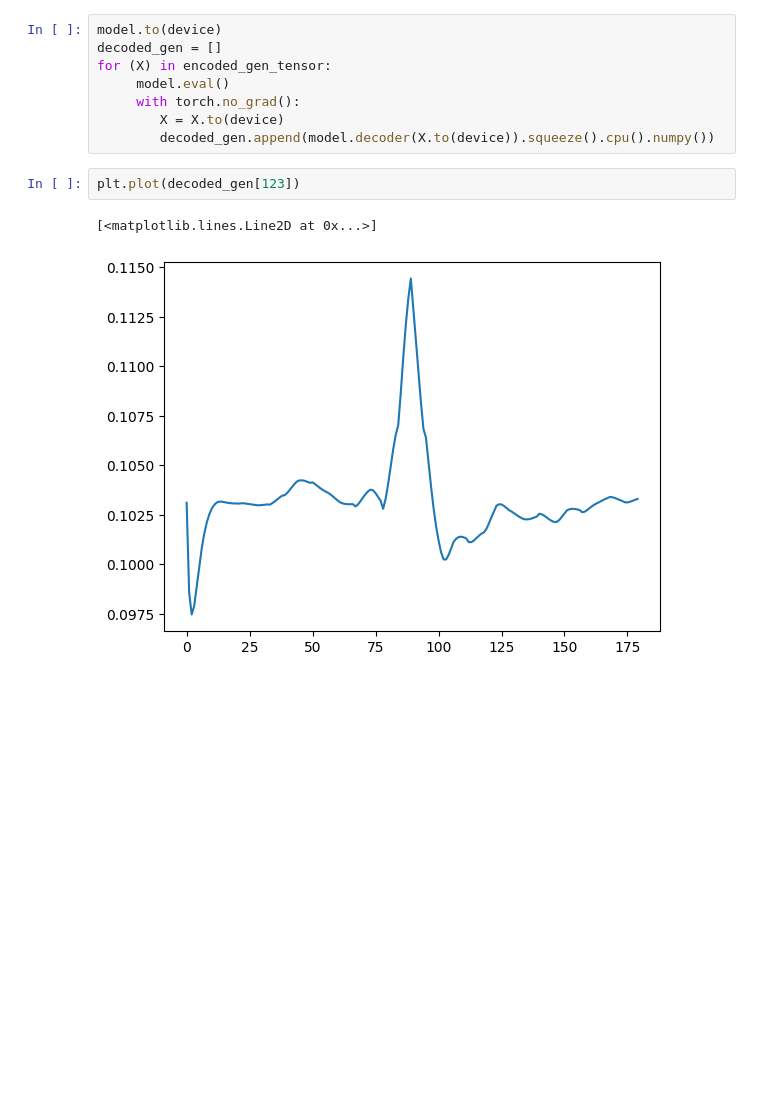
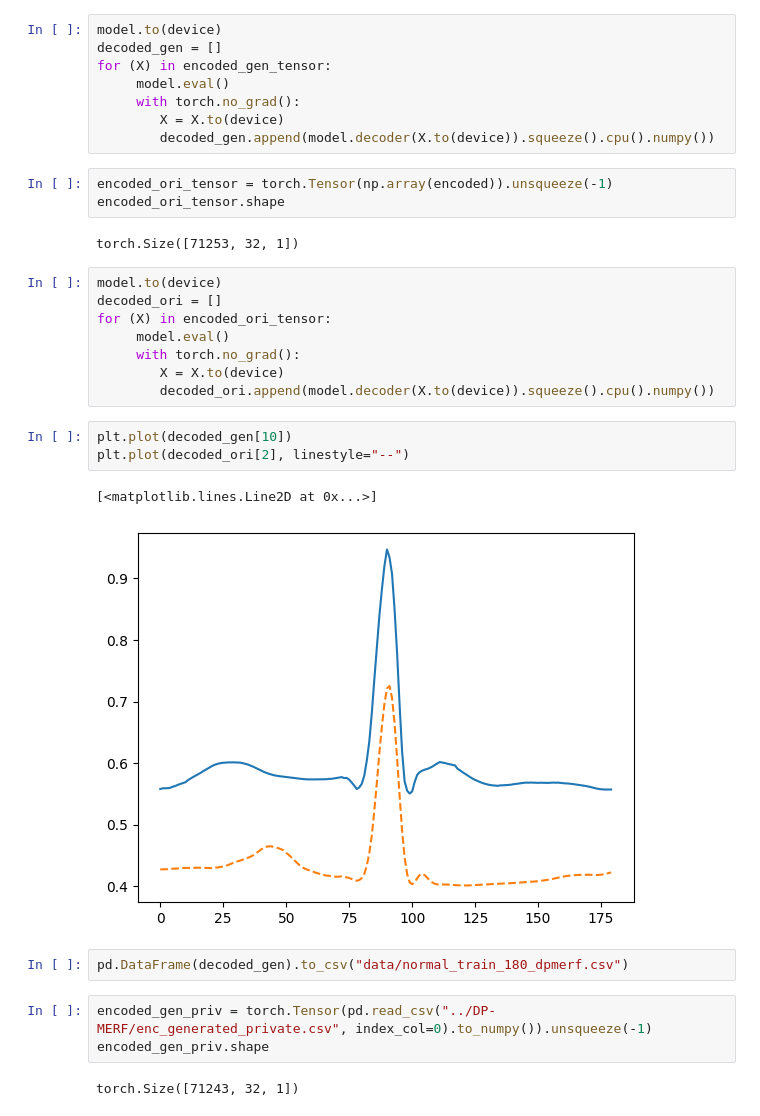
Before and after one commit to sjjtu/MAthesis, a Jupyter notebook: code/train_model.ipynb, the cells around one changed output. Drawn from its saved outputs; the diff is of its cells as text; blank space fills up the shorter version.

Commit message:
dp merf training

```diff
--- a/code/train_model.ipynb
+++ b/code/train_model.ipynb
@@ -334,8 +334,29 @@ for (X) in encoded_gen_tensor:
      with torch.no_grad():
         X = X.to(device)
         decoded_gen.append(model.decoder(X.to(device)).squeeze().cpu().numpy())
+# %%
+encoded_ori_tensor = torch.Tensor(np.array(encoded)).unsqueeze(-1)
+encoded_ori_tensor.shape
+# %% [output]
+torch.Size([71253, 32, 1])
+# %%
+model.to(device)
+decoded_ori = []
+for (X) in encoded_ori_tensor:
+     model.eval()
+     with torch.no_grad():
+        X = X.to(device)
+        decoded_ori.append(model.decoder(X.to(device)).squeeze().cpu().numpy())
 # %%
-plt.plot(decoded_gen[123])
+plt.plot(decoded_gen[10])
+plt.plot(decoded_ori[2], linestyle="--")
 # %% [output]
 [<matplotlib.lines.Line2D at 0x...>]
-[figure, old version]
+[figure, new version]
+# %%
+pd.DataFrame(decoded_gen).to_csv("data/normal_train_180_dpmerf.csv")
+# %%
+encoded_gen_priv = torch.Tensor(pd.read_csv("../DP-MERF/enc_generated_private.csv", index_col=0).to_numpy()).unsqueeze(-1)
+encoded_gen_priv.shape
+# %% [output]
+torch.Size([71243, 32, 1])
```
Also changed, not shown: parts of 5 cells of this notebook, 9 other files.
